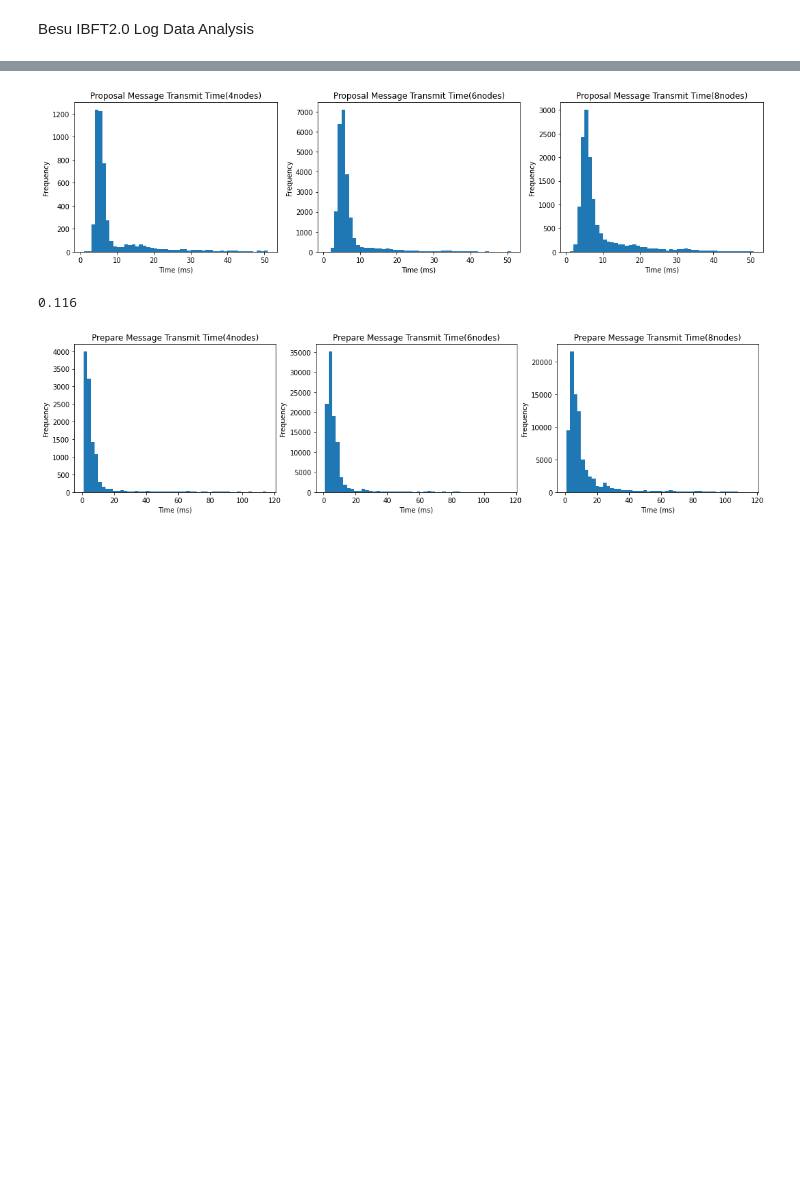
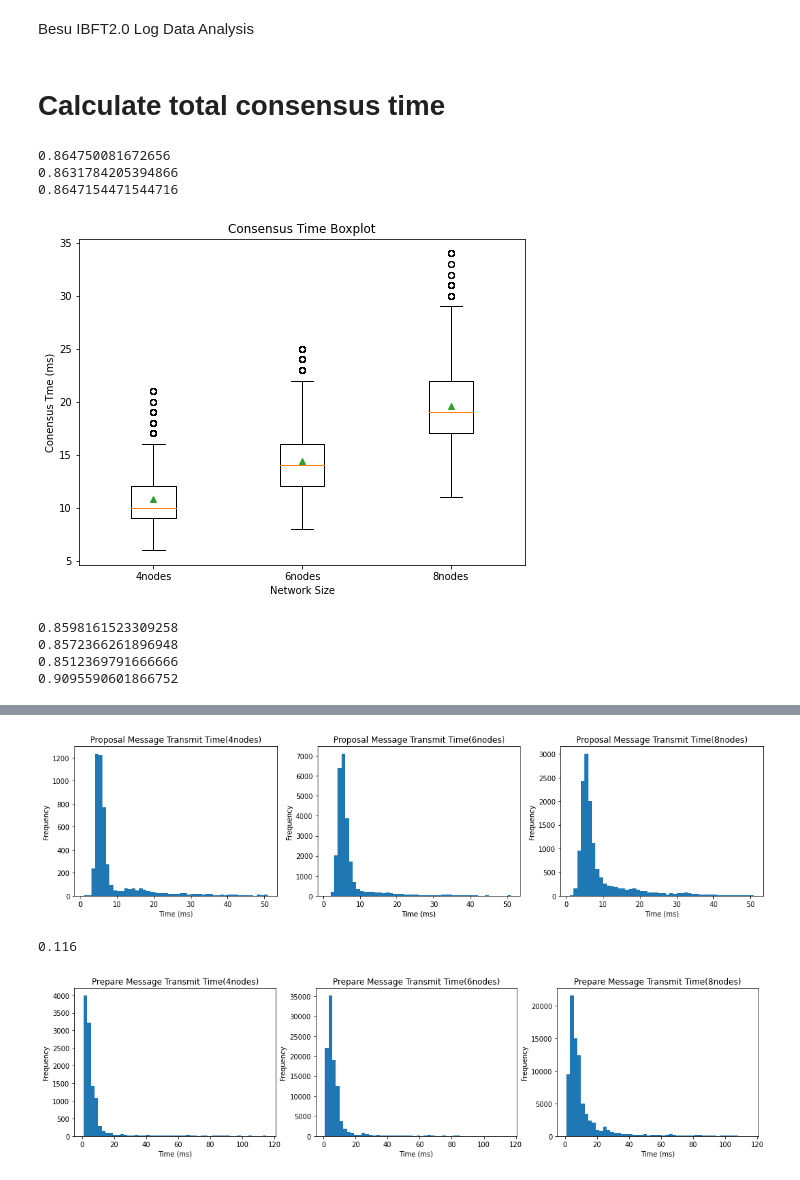
Before and after one commit to CaixiangFan/besu-benchmark, a Jupyter notebook: src/log_analysis_bak.ipynb, the cells around one changed output, grey strips where cells are left out. Cells and saved outputs as stored; diff of their text form; code cells hidden in the pictures; blank space fills up the shorter version.

```diff
--- a/src/log_analysis_cc.ipynb
+++ b/src/log_analysis_bak.ipynb
@@ -10,7 +10,7 @@ import matplotlib.pyplot as plt
 
 def load_log(log_file: str):
     with open(log_file, 'r') as file:
-        lines = [x.split(' | ') for x in file.read().splitlines() if 'IbftRound' in x]
+        lines = [x.split(' | ') for x in file.read().splitlines() if ('IbftRound' in x) or ('QbftRound' in x)]
         lines = [line for line in lines if len(line) > 1]
     result = {}
     for i in range(len(lines)):
@@ -143,3 +143,81 @@ def cal_consensus_ts(df: pd.DataFrame) -> list:
         delta_t = pd.Timedelta(ts[-1] - ts[0]).total_seconds()
         consensus_time.append(delta_t)
     return consensus_time
+# %% [markdown]
+# Calculate total consensus time
+# %%
+logpaths = {'4nodes': '/home/ubuntu/mnt/experiments_bpet/data/logs-20220413-014843',
+            '6nodes': '/home/ubuntu/mnt/experiments_bpet/data/logs-20220413-062330',
+            '8nodes': '/home/ubuntu/mnt/experiments_bpet/data/logs-20220415-014032',}
+
+df4 = logs2df(logpath=logpaths['4nodes'])
+df6 = logs2df(logpath=logpaths['6nodes'])
+df8 = logs2df(logpath=logpaths['8nodes'])
+# %%
+consensus_time4 = cal_consensus_time(df4)
+# consensus_time5 = cal_consensus_time(df5)
+consensus_time6 = cal_consensus_time(df6)
+# consensus_time7 = cal_consensus_time(df7)
+consensus_time8 = cal_consensus_time(df8)
+# consensus_time9 = cal_consensus_time(df9)
+# %%
+ts4 = remove_outlier_IQR(consensus_time4)
+ts6 = remove_outlier_IQR(consensus_time6)
+ts8 = remove_outlier_IQR(consensus_time8)
+print(len(ts4)/len(consensus_time4))
+print(len(ts6)/len(consensus_time6))
+print(len(ts8)/len(consensus_time8))
+# %% [output]
+0.864750081672656
+0.8631784205394866
+0.8647154471544716
+# %%
+consensus_time = [ts4, ts6, ts8]
+
+fig, ax = plt.subplots(nrows=1, ncols=1, figsize=(8, 6))
+title = "Consensus Time Boxplot"
+xlabels = ['4nodes', '6nodes', '8nodes']
+positions = np.arange(3) + 1
+data_to_plot = []
+for i in range(len(consensus_time)):
+    data = pd.Series([1000*t for t in consensus_time[i]])
+    data_to_plot.append(data)
+bp = ax.boxplot(data_to_plot, positions=positions, showmeans=True, labels=xlabels)
+ax.set_title(title)
+ax.set_xlabel('Network Size')
+ax.set_ylabel('Conensus Tme (ms)')
+plt.show()
+# %% [output]
+[figure, added]
+# %%
+logpaths = {'4nodes': '/home/ubuntu/mnt/experiments_bpet/data/logs-20220413-014843',
+            '6nodes': '/home/ubuntu/mnt/experiments_bpet/data/logs-20220413-062330',
+            '8nodes': '/home/ubuntu/mnt/experiments_bpet/data/logs-20220415-014032',
+           '10nodes': '/home/ubuntu/mnt/experiments_bpet/data/logs-20220413-115205',
+           '12nodes': '/home/ubuntu/mnt/experiments_bpet/data/logs-20220413-172225',
+           '14nodes': '/home/ubuntu/mnt/experiments_bpet/data/logs-20220413-234913',
+           '16nodes': '/home/ubuntu/mnt/experiments_bpet/data/logs-20220414-024212'}
+
+df10 = logs2df(logpath=logpaths['10nodes'])
+df12 = logs2df(logpath=logpaths['12nodes'])
+df14 = logs2df(logpath=logpaths['14nodes'])
+df16 = logs2df(logpath=logpaths['16nodes'])
+
+consensus_time10 = cal_consensus_time(df10)
+consensus_time12 = cal_consensus_time(df12)
+consensus_time14 = cal_consensus_time(df14)
+consensus_time16 = cal_consensus_time(df16)
+
+ts10 = remove_outlier_IQR(consensus_time10)
+ts12 = remove_outlier_IQR(consensus_time12)
+ts14 = remove_outlier_IQR(consensus_time14)
+ts16 = remove_outlier_IQR(consensus_time16)
+print(len(ts10)/len(consensus_time10))
+print(len(ts12)/len(consensus_time12))
+print(len(ts14)/len(consensus_time14))
+print(len(ts16)/len(consensus_time16))
+# %% [output]
+0.8598161523309258
+0.8572366261896948
+0.8512369791666666
+0.9095590601866752
```
Also changed, not shown: parts of 4 cells of this notebook, 4 other files.
